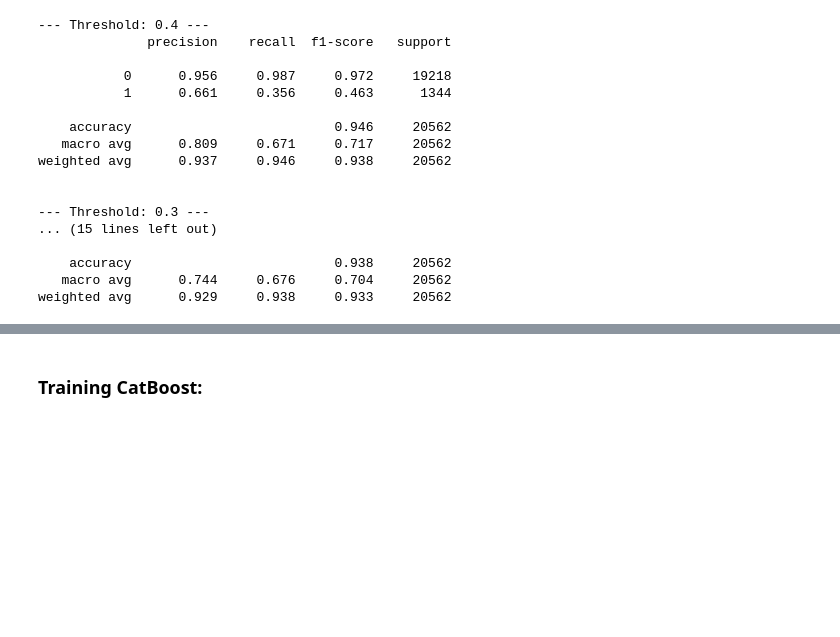
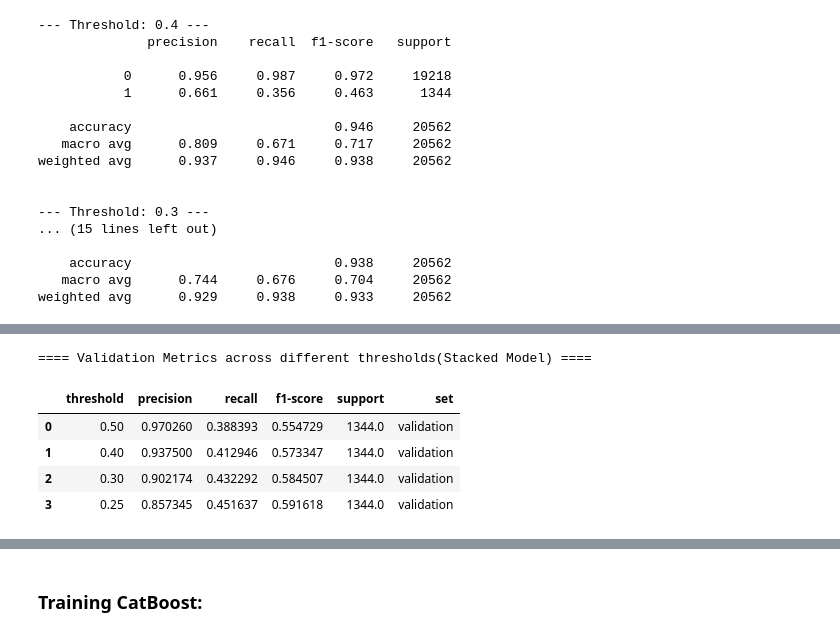
Before and after one commit to saikeerthan06/309-Project, a Jupyter notebook: EGT309_Project_v8.ipynb, the cells around one changed output, grey strips where cells are left out. Drawn from its saved outputs; the diff is of its cells as text; code cells hidden in the pictures; blank space fills up the shorter version.

```diff
--- a/EGT309_Project_v8.ipynb
+++ b/EGT309_Project_v8.ipynb
@@ -1173,0 +1439,10 @@ weighted avg      0.929     0.938     0.933     20562
+# %%
+print("==== Validation Metrics across different thresholds(Stacked Model) ====")
+val_df
+# %% [output]
+==== Validation Metrics across different thresholds(Stacked Model) ====
+|  | threshold | precision | recall | f1-score | support | set |
+| 0 | 0.50 | 0.970260 | 0.388393 | 0.554729 | 1344.0 | validation |
+| 1 | 0.40 | 0.937500 | 0.412946 | 0.573347 | 1344.0 | validation |
+| 2 | 0.30 | 0.902174 | 0.432292 | 0.584507 | 1344.0 | validation |
+| 3 | 0.25 | 0.857345 | 0.451637 | 0.591618 | 1344.0 | validation |
```
Also changed, not shown: parts of 29 cells of this notebook.
